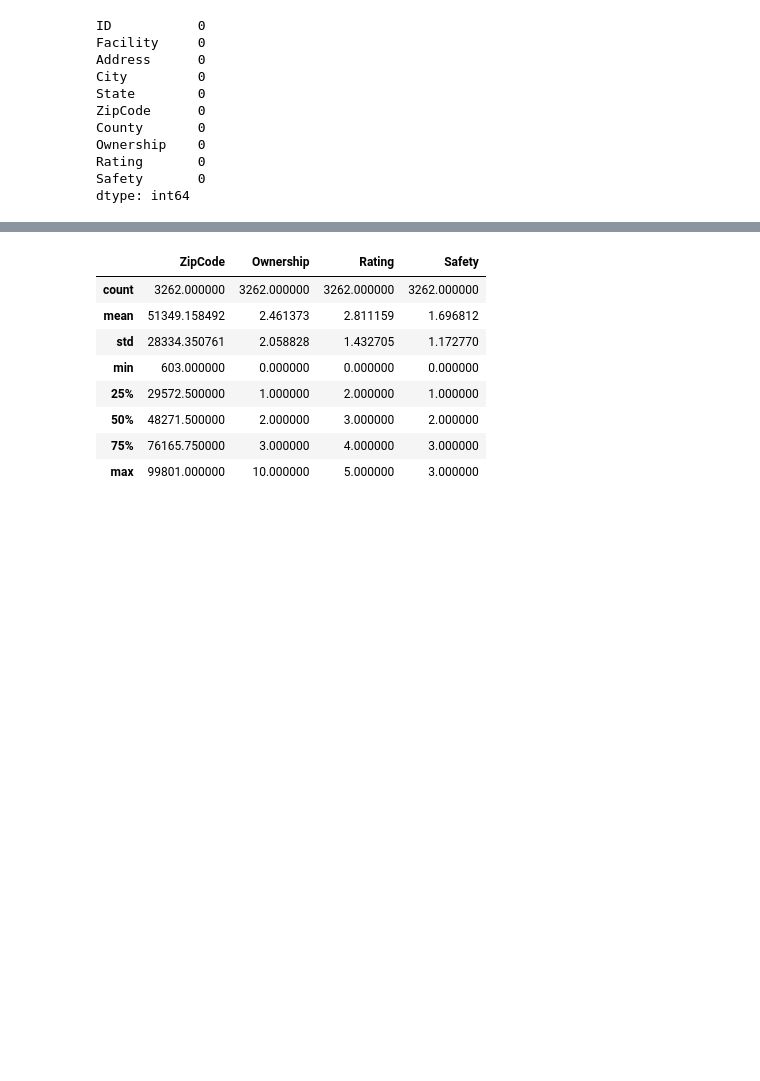
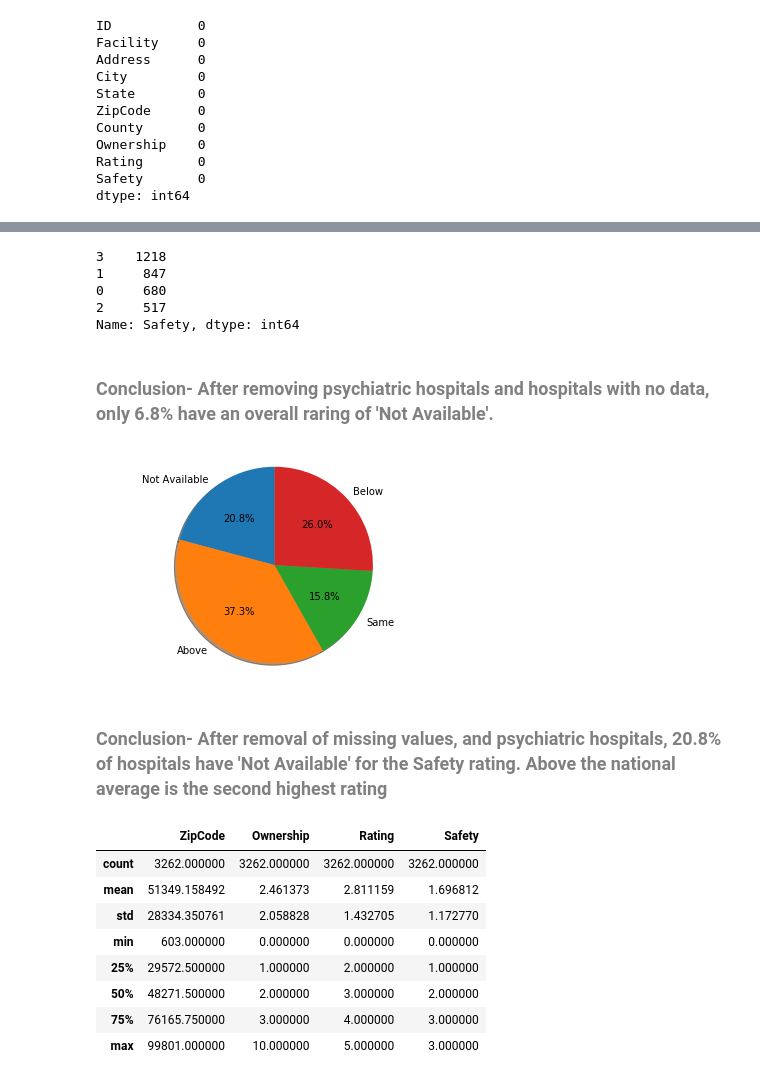
Before and after one commit to turtlek/CourseraCapstone, a Jupyter notebook: Hospital Neighborhoods.ipynb, the cells around one changed output, grey strips where cells are left out. Cells and saved outputs as stored; diff of their text form; code cells hidden in the pictures; blank space fills up the shorter version.

```diff
--- a/Hospital Neighborhoods.ipynb
+++ b/Hospital Neighborhoods.ipynb
@@ -345,3 +417,27 @@ dtype: int64
+# %%
+safetyrating = hospitalsALL['Safety'].value_counts()
+safetyrating
+# %% [output]
+3    1218
+1     847
+0     680
+2     517
+Name: Safety, dtype: int64
+# %% [markdown]
+### <span style='color:gray'> Conclusion- After removing psychiatric hospitals and hospitals with no data, only 6.8% have an overall raring of 'Not Available'.  </span>
+# %%
+import matplotlib.pyplot as plt
+labels = 'Not Available', 'Above', 'Same', 'Below'
+sizes = [680, 1218, 517,847]
+fig1, ax1 = plt.subplots()
+ax1.pie(sizes, labels=labels, autopct='%1.1f%%',
+        shadow=True, startangle=90)
+ax1.axis('equal')  # Equal aspect ratio ensures that pie is drawn as a circle.
+plt.show()
+# %% [output]
+[figure, added]
+# %% [markdown]
+### <span style='color:gray'> Conclusion- After removal of missing values, and psychiatric hospitals, 20.8% of hospitals have 'Not Available' for the Safety rating. Above the national average is the second highest rating  </span>
 # %%
 hospitalsALL.reset_index()
 hospitalsALL.describe()
```
Also changed, not shown: parts of 85 cells of this notebook.
